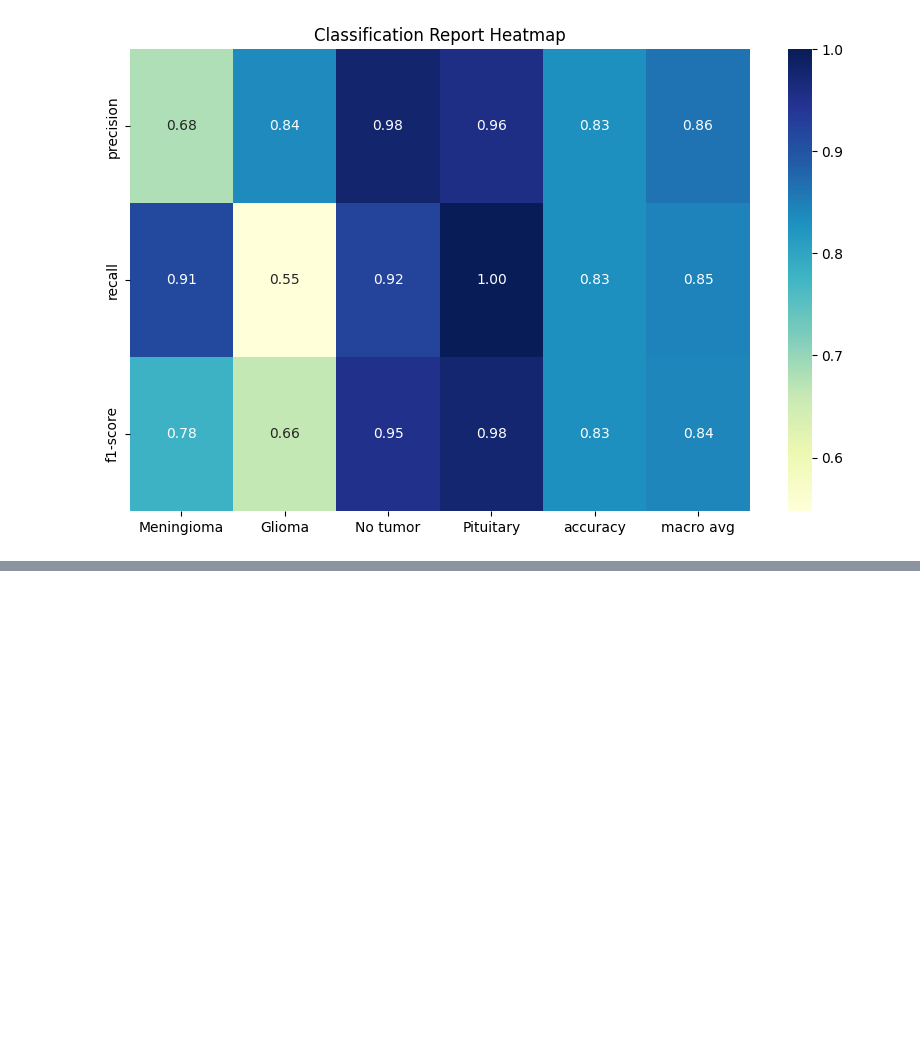
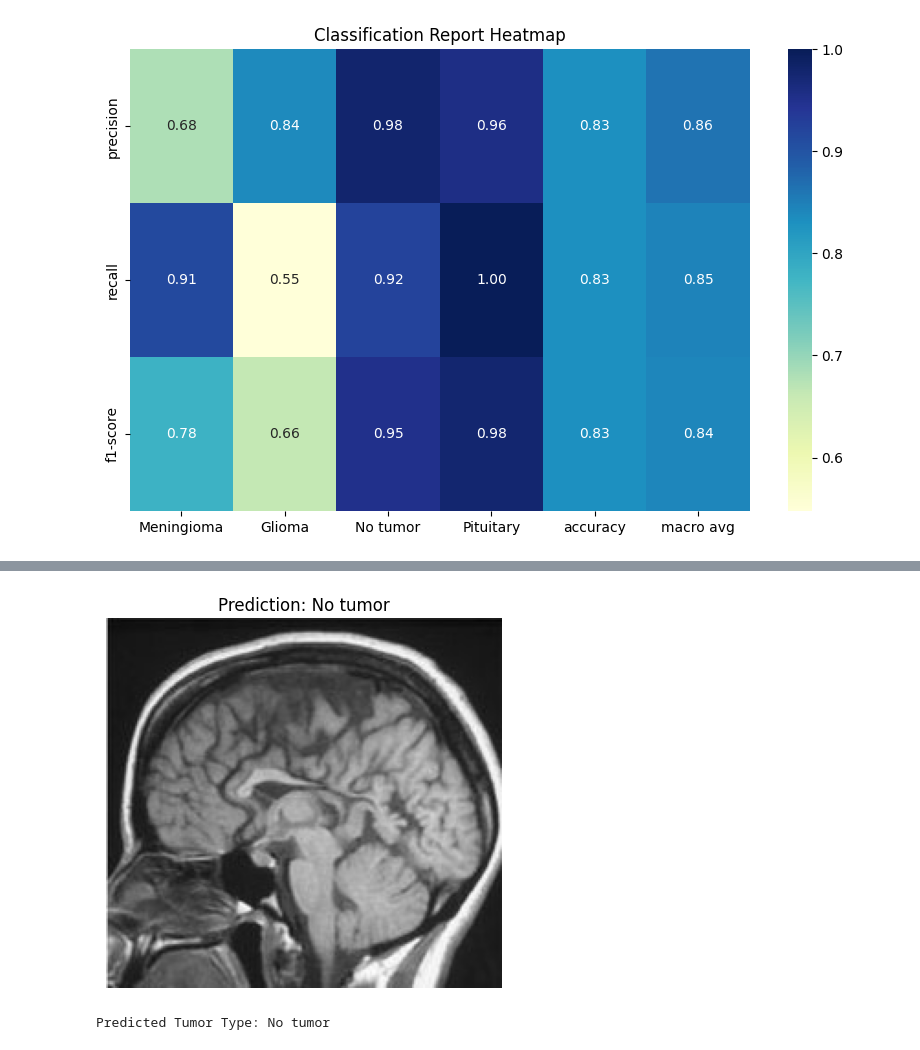
Before and after one commit to VardhanVelamakanni/Brain-Tumor-Prediction-Custom, a Jupyter notebook: braintumor.ipynb, the cells around one changed output, grey strips where cells are left out. Saved outputs shown, nothing was run; the diff lists cells and outputs as text; code cells hidden in the pictures; blank space fills up the shorter version.

```diff
--- a/braintumor.ipynb
+++ b/braintumor.ipynb
@@ -202,7 +202,7 @@ plt.show()
 # %% [output]
 [figure]
 # %%
-img = cv2.imread('../content/dataset/Training/glioma_tumor/gg (10).jpg')
+img = cv2.imread('../content/dataset/Testing/meningioma_tumor/image(1).jpg')
 img = cv2.resize(img,(150,150))
 img_array = np.array(img)
 img_array.shape
@@ -229,6 +229,6 @@ indices
 np.int64(1)
 # %%
-class_names = ['Meningioma','Glioma',  'No tumor', 'Pituitary']
+class_names = ['Glioma', 'Meningioma', 'No tumor', 'Pituitary']
 a=model.predict(img_array)
 index = a.argmax()
 tumor_name = class_names[index]
@@ -399,0 +449,13 @@ plt.show()
+# %%
+from google.colab import files
+
+# Upload an image manually
+uploaded = files.upload()
+
+# Get the path of uploaded image
+image_path = list(uploaded.keys())[0]
+
+# Run prediction
+result = predict_tumor_type(image_path)
+print(f"Predicted Tumor Type: {result}")
+# %% [output]
@@ -399,0 +465,2 @@ plt.show()
+[figure, added]
+Predicted Tumor Type: No tumor
```
Also changed, not shown: parts of 5 cells of this notebook.
